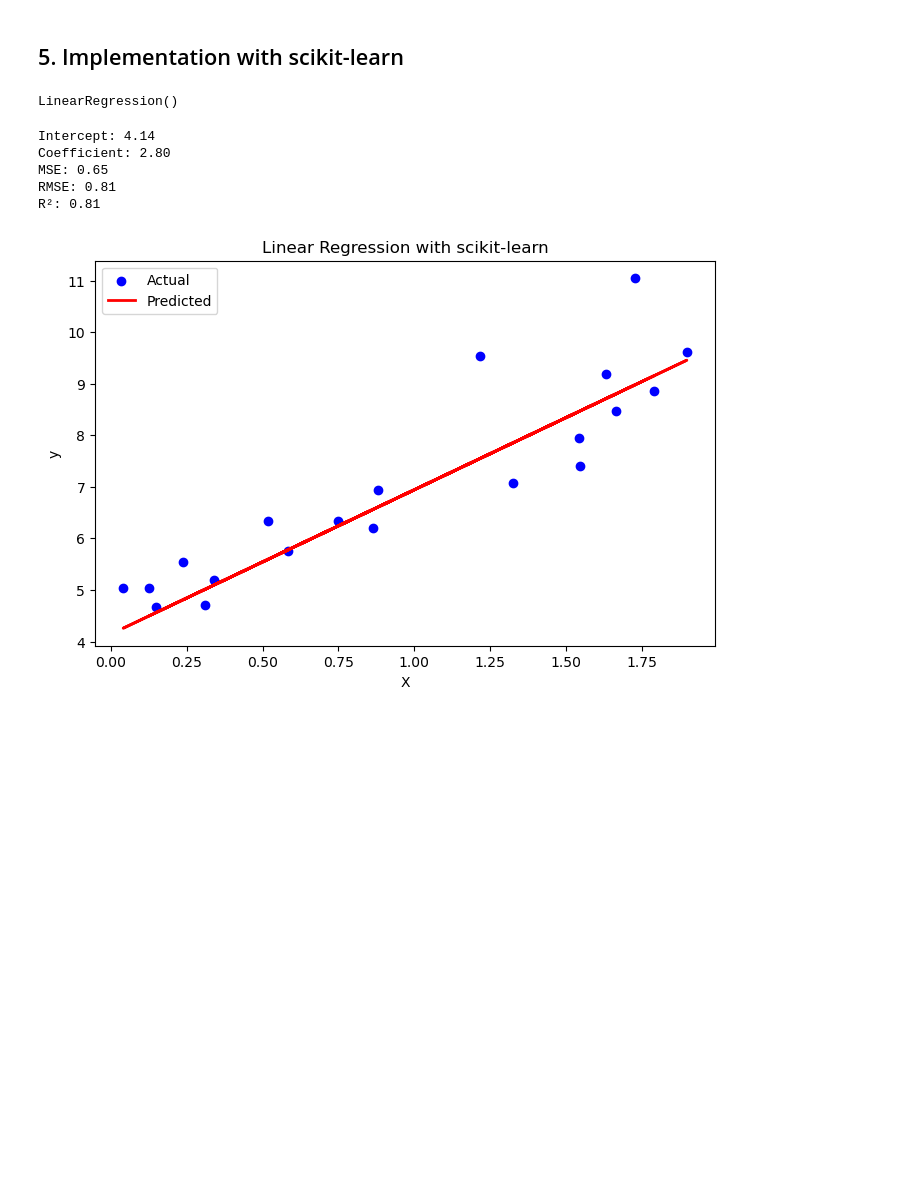
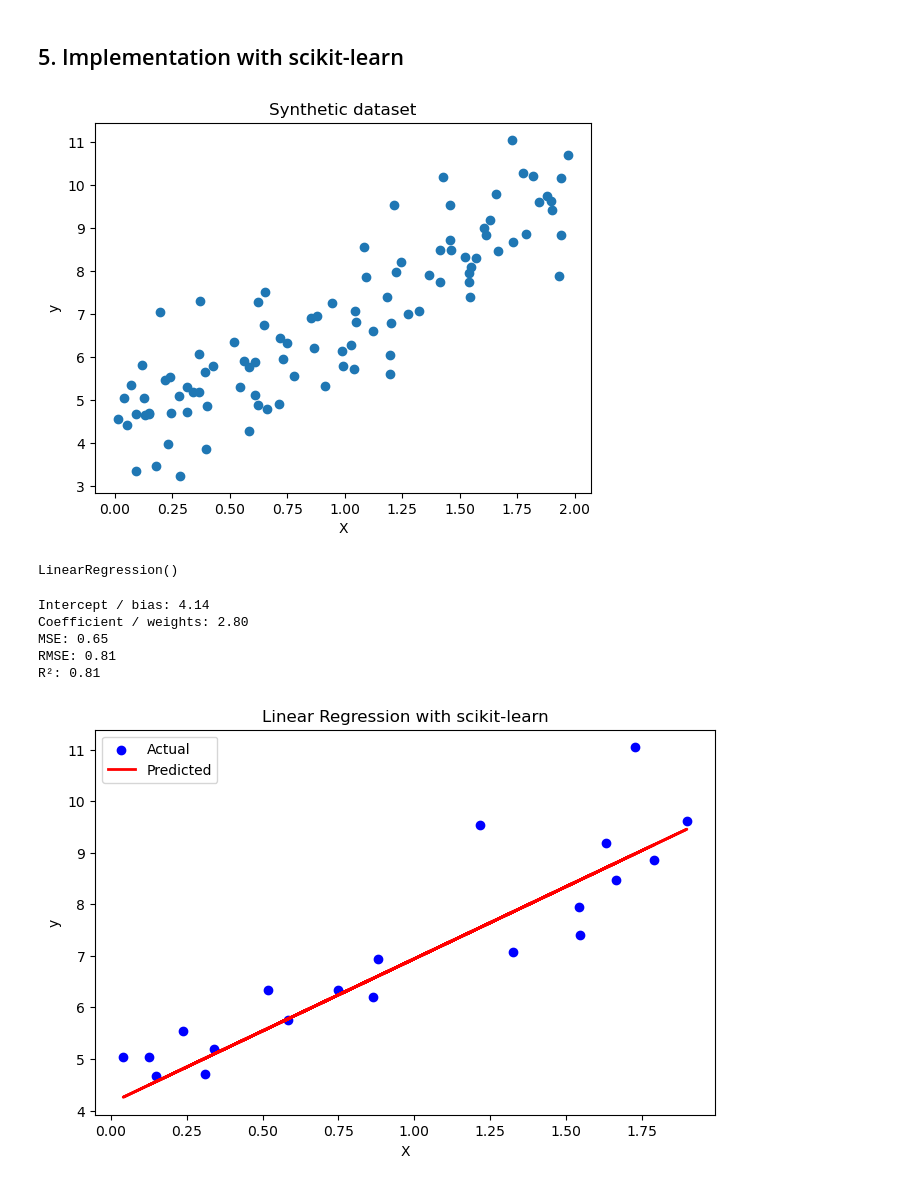
Before and after one commit to bachirij/ml-from-scratch, a Jupyter notebook: linear_models/linear_regression/linear_regression_theory_sklearn.ipynb, the cells around one changed output. Drawn from its saved outputs; the diff is of its cells as text; code cells hidden in the pictures; blank space fills up the shorter version.

```diff
--- a/linear_models/01_linear_regression/linear_regression_theory_sklearn.ipynb
+++ b/linear_models/linear_regression/linear_regression_theory_sklearn.ipynb
@@ -106,6 +103,15 @@ y = 4 + 3 * X + np.random.randn(100, 1)
 # %%
 # Split the dataset into training and testing sets
 X_train, X_test, y_train, y_test = train_test_split(X, y, test_size=0.2, random_state=42)
+# %%
+# Visualize dataset
+plt.scatter(X, y)
+plt.title("Synthetic dataset")
+plt.xlabel("X")
+plt.ylabel("y")
+plt.show()
+# %% [output]
+[figure, added]
 # %%
 # Create Linear Regression model
 model = LinearRegression()
@@ -121,14 +127,14 @@ mse = mean_squared_error(y_test, y_pred)
 rmse = np.sqrt(mse)
 r2 = r2_score(y_test, y_pred)
 
-print(f"Intercept: {model.intercept_[0]:.2f}")
-print(f"Coefficient: {model.coef_[0][0]:.2f}")
+print(f"Intercept / bias: {model.intercept_[0]:.2f}")
+print(f"Coefficient / weights: {model.coef_[0][0]:.2f}")
 print(f"MSE: {mse:.2f}")
 print(f"RMSE: {rmse:.2f}")
 print(f"R²: {r2:.2f}")
 # %% [output]
-Intercept: 4.14
-Coefficient: 2.80
+Intercept / bias: 4.14
+Coefficient / weights: 2.80
 MSE: 0.65
 RMSE: 0.81
 R²: 0.81
```
Also changed, not shown: parts of 3 cells of this notebook, 4 other files.
